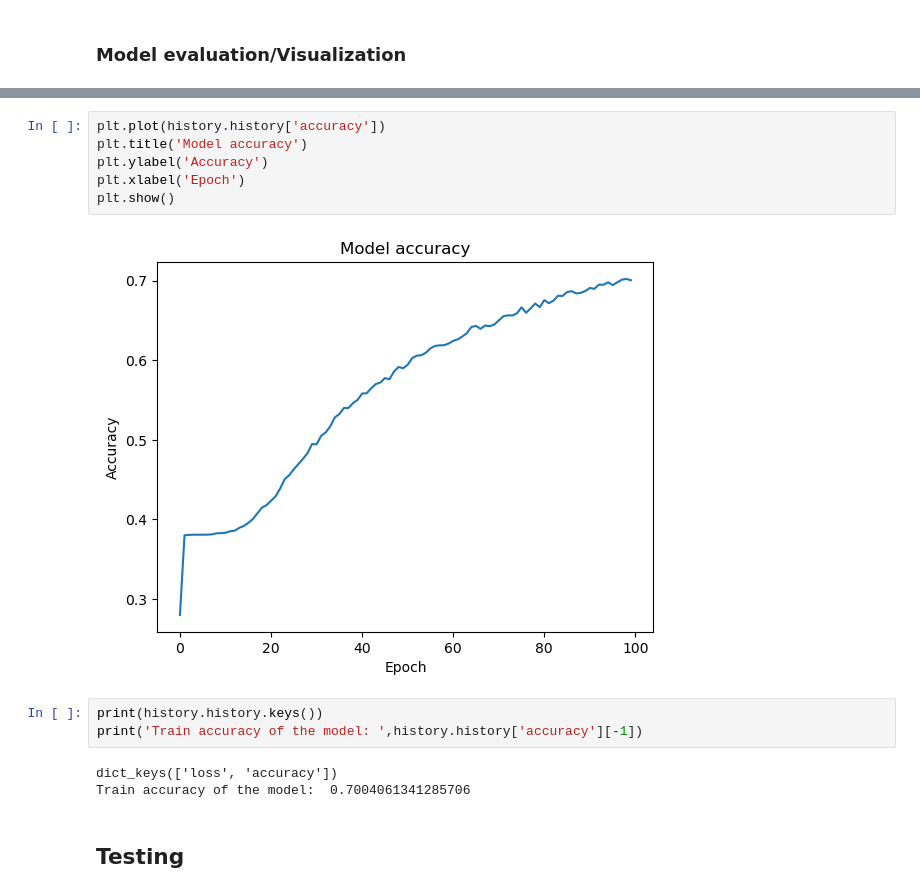
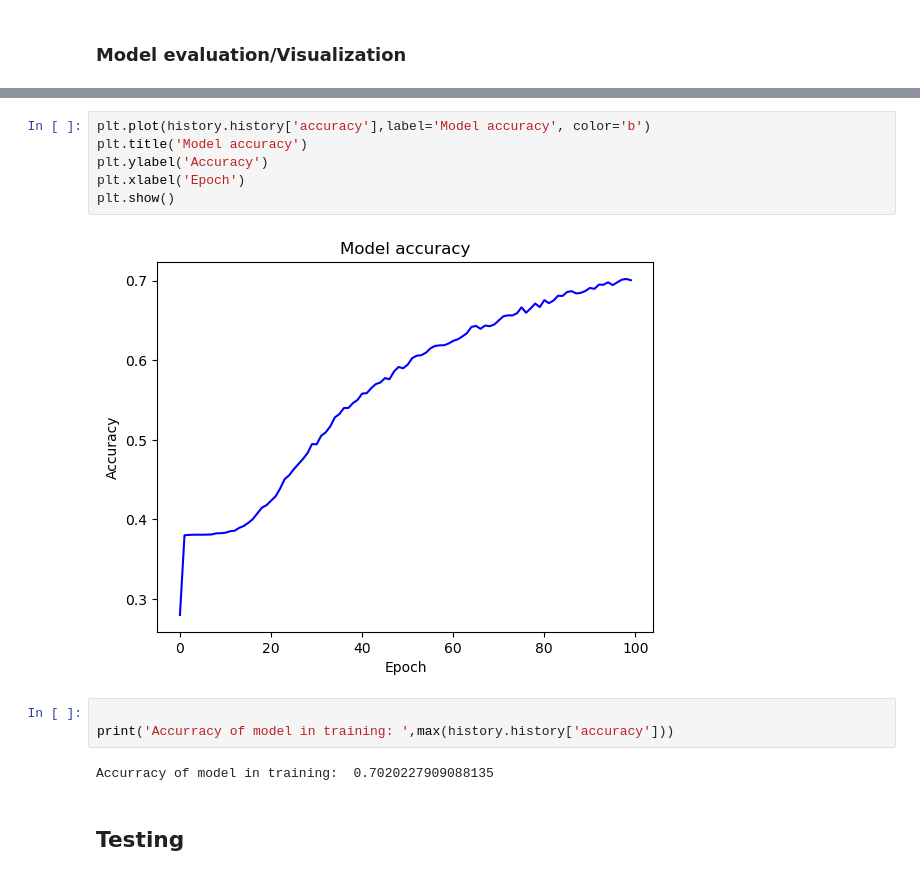
Before and after one commit to AngelV129/Whales-kaggle-data, a Jupyter notebook: Whales_project.ipynb, the cells around one changed output, grey strips where cells are left out. Cells and saved outputs as stored; diff of their text form.

```diff
--- a/Whales_project.ipynb
+++ b/Whales_project.ipynb
@@ -523,18 +524,17 @@ plt.show()
 [figure]
 # %%
-plt.plot(history.history['accuracy'])
+plt.plot(history.history['accuracy'],label='Model accuracy', color='b')
 plt.title('Model accuracy')
 plt.ylabel('Accuracy')
 plt.xlabel('Epoch')
 plt.show()
 # %% [output]
-[figure, old version]
+[figure, new version]
 # %%
-print(history.history.keys())
-print('Train accuracy of the model: ',history.history['accuracy'][-1])
+
+print('Accurracy of model in training: ',max(history.history['accuracy']))
 # %% [output]
-dict_keys(['loss', 'accuracy'])
-Train accuracy of the model:  0.7004061341285706
+Accurracy of model in training:  0.7020227909088135
 # %% [markdown]
 ## Testing
 # %%
```
Also changed, not shown: parts of 1 cell of this notebook.
